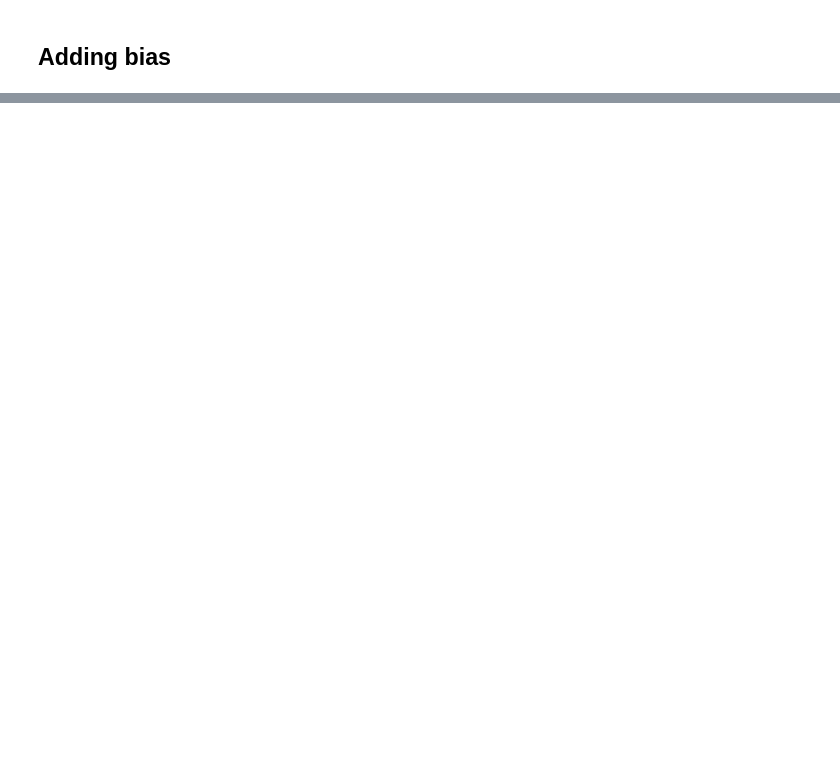
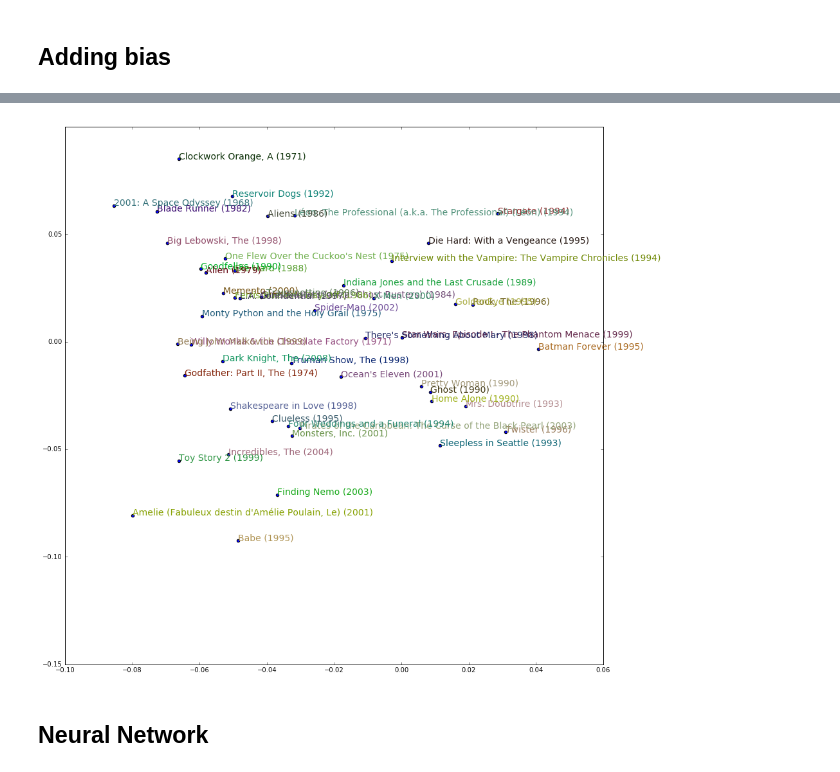
Before and after one commit to Freedom89/codes_fastai, a Jupyter notebook: lesson_4_fast_ai.ipynb, the cells around one changed output, grey strips where cells are left out. Cells and saved outputs as stored; diff of their text form; code cells hidden in the pictures; blank space fills up the shorter version.

```diff
--- a/lesson_4_fast_ai.ipynb
+++ b/lesson_4_fast_ai.ipynb
@@ -159,0 +240,4 @@ movie_in, m = embedding_input('movie_in', n_movies, n_factors, 1e-4)
+# %%
+g=ratings.groupby('movieId')['rating'].count()
+topMovies=g.sort_values(ascending=False)[:2000]
+topMovies = np.array(topMovies.index)
@@ -159,0 +285,4 @@ movie_in, m = embedding_input('movie_in', n_movies, n_factors, 1e-4)
+# %%
+get_movie_emb = Model(movie_in, m)
+movie_emb = np.squeeze(get_movie_emb.predict([topMovies]))
+movie_emb.shape
@@ -159,0 +291,9 @@ movie_in, m = embedding_input('movie_in', n_movies, n_factors, 1e-4)
+# %%
+
+from sklearn.decomposition import PCA
+pca = PCA(n_components=3)
+movie_pca = pca.fit(movie_emb.T).components_
+# %%
+fac0 = movie_pca[0]
+fac1 = movie_pca[1]
+fac2 = movie_pca[2]
@@ -159,0 +317,13 @@ movie_in, m = embedding_input('movie_in', n_movies, n_factors, 1e-4)
+# %%
+start=50; end=100
+X = fac0[start:end]
+Y = fac2[start:end]
+plt.figure(figsize=(15,15))
+plt.scatter(X, Y)
+for i, x, y in zip(topMovies[start:end], X, Y):
+    plt.text(x,y,movie_names[movies[i]], color=np.random.rand(3)*0.7, fontsize=14)
+plt.show()
+# %% [output]
+[figure, added]
+# %% [markdown]
+## Neural Network
```
Also changed, not shown: parts of 26 cells of this notebook.
